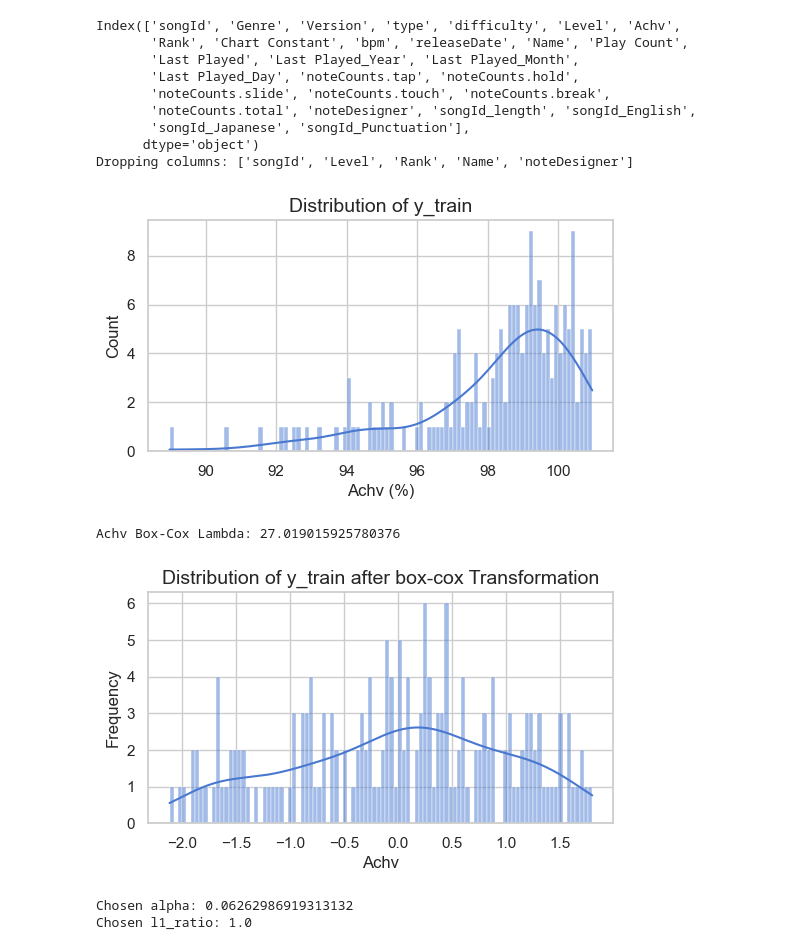
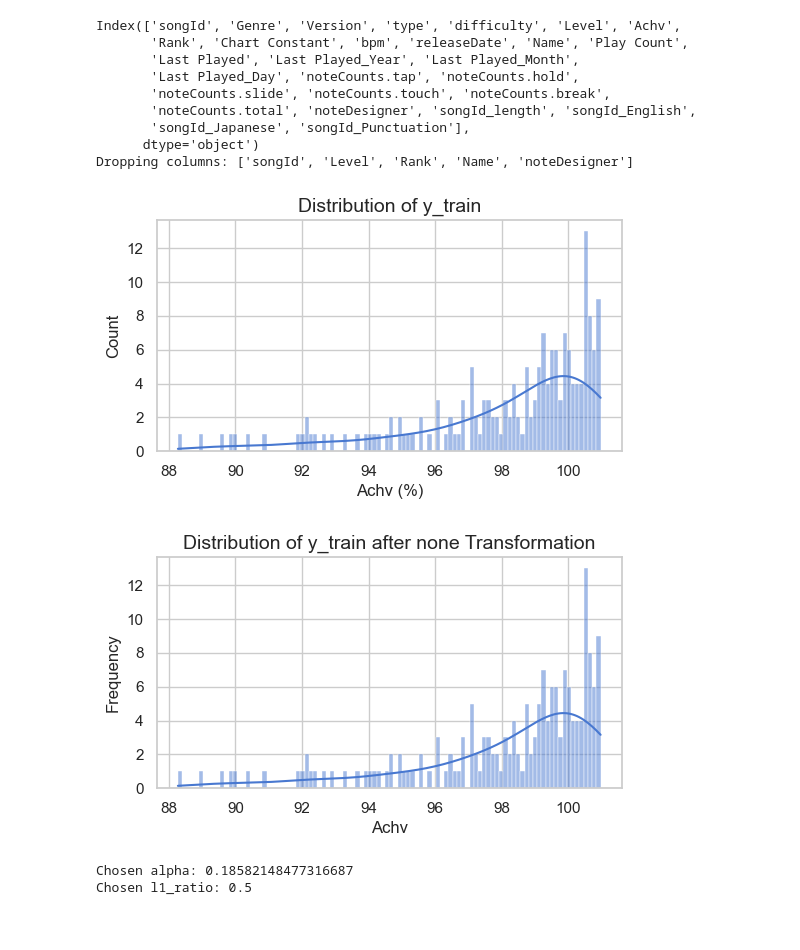
Before and after one commit to eric15342335/maimai-dx-regression, a Jupyter notebook: model.ipynb, the cells around one changed output. Drawn from its saved outputs; the diff is of its cells as text; code cells hidden in the pictures.

```diff
--- a/model.ipynb
+++ b/model.ipynb
@@ -670,7 +667,8 @@ Dropping columns: ['songId', 'Level', 'Rank', 'Name', 'noteDesigner']
 # %%
-merged_df.sort_values(by="Last Played", inplace=True)
+#merged_df.sort_values(by="Last Played", inplace=True)
+merged_df.sort_values(by="releaseDate", inplace=True)
 
-testset_size = 0.5
+testset_size = 0.3
 X_train, X_test = merged_df.iloc[
     : int(len(merged_df) * (1 - testset_size)), :
 ], merged_df.iloc[
@@ -685,7 +683,7 @@ plt.title("Distribution of y_train")
 plt.xlabel("Achv (%)")
 plt.show()
 
-TRANSFORM_ACHV = ["box-cox", "log", "none"][0]
+TRANSFORM_ACHV = ["box-cox", "log", "none"][2]
 
 if TRANSFORM_ACHV == "box-cox":
     # Convert non-linear Achv score to a (almost) gaussian like distribution
@@ -695,36 +693,35 @@ if TRANSFORM_ACHV == "box-cox":
     scaler = StandardScaler()
     y_train = scaler.fit_transform(y_train.reshape(-1, 1)).flatten()
     y_test = scaler.transform(y_test.reshape(-1, 1)).flatten()
     print(f"Achv Box-Cox Lambda: {achv_boxcox_lambda}")
 elif TRANSFORM_ACHV == "log":
     y_train = np.log(y_train / (101 - y_train))
     y_test = np.log(y_test / (101 - y_test))
 else:
     pass
 
 plt.figure(figsize=(6, 3))
 sns.histplot(y_train, bins=100, kde=True)
 plt.title(f"Distribution of y_train after {TRANSFORM_ACHV} Transformation")
 plt.xlabel("Achv")
 plt.ylabel("Frequency")
 plt.show()
 
 
 def Achv_inverse_transform(y_transformed):
     if TRANSFORM_ACHV == "box-cox":
         # Inverse Box-Cox transformation
         y = np.asarray(y_transformed).reshape(-1, 1)
         y = scaler.inverse_transform(y).flatten()
         y = scipy.special.inv_boxcox(y, achv_boxcox_lambda)
     elif TRANSFORM_ACHV == "log":
         y = 101 / (1 + np.exp(-y_transformed))
     else:
         y = y_transformed
     return y
 # %% [output]
-[figure, old version]
+[figure, new version]
-Achv Box-Cox Lambda: 27.019015925780376
-[figure, old version]
+[figure, new version]
 # %%
 preprocessor = ColumnTransformer(
     transformers=[
@@ -778,8 +775,8 @@ print("Chosen alpha:", chosen_alpha)
 l1_ratio = pipeline.named_steps["regressor"].l1_ratio_
 print("Chosen l1_ratio:", l1_ratio)
 # %% [output]
-Chosen alpha: 0.06262986919313132
-Chosen l1_ratio: 1.0
+Chosen alpha: 0.18582148477316687
+Chosen l1_ratio: 0.5
 # %%
 y_train_pred = pipeline.predict(X_train)
 train_r2 = r2_score(y_train, y_train_pred)
```
Also changed, not shown: parts of 26 cells of this notebook, 8 other files.
